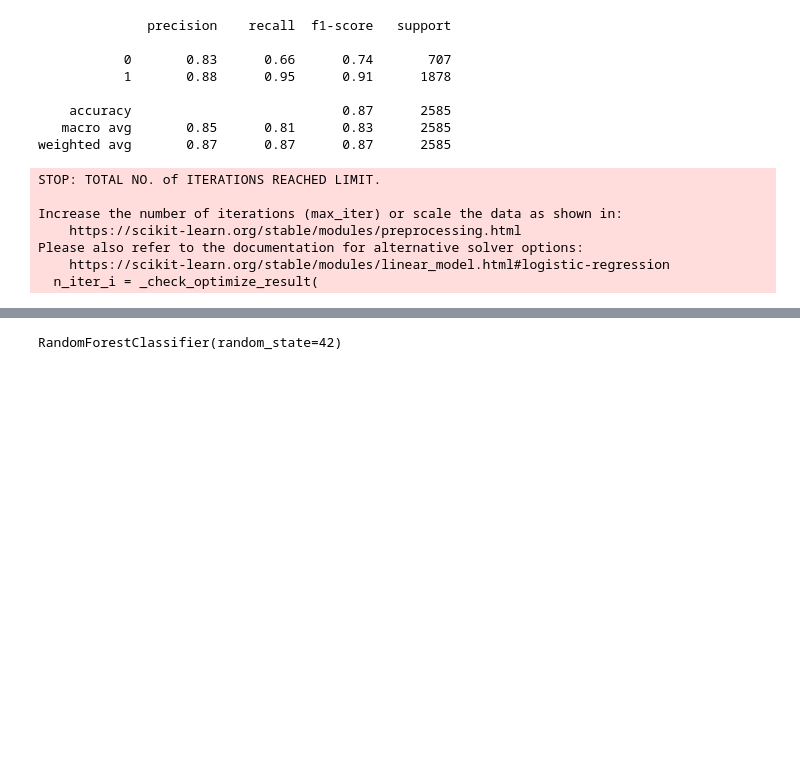
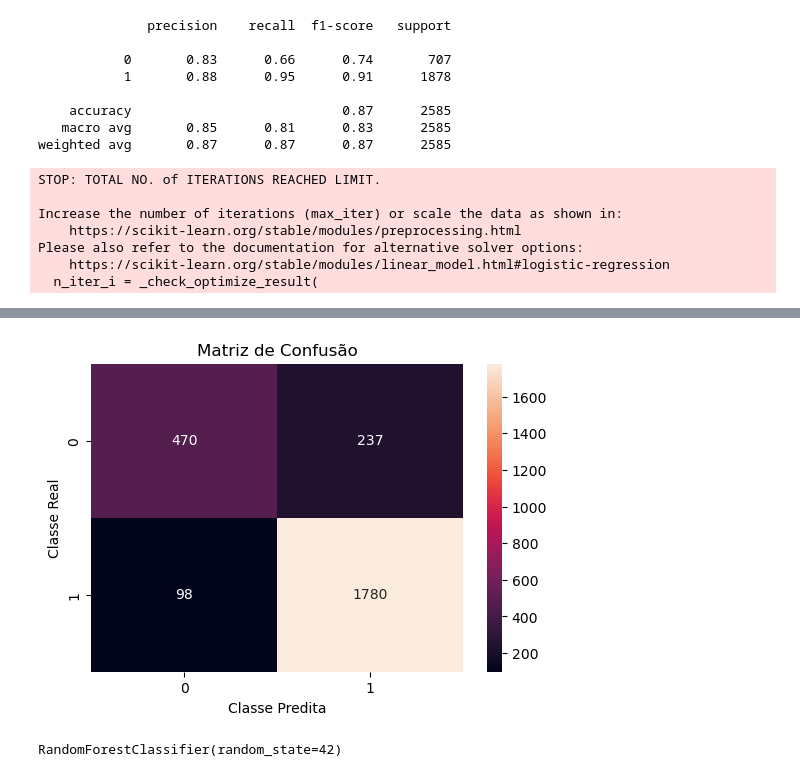
Before and after one commit to PedroMRegis/analise-dados_ijr, a Jupyter notebook: analise_R-Amaral-Office/analise-de-dados.ipynb, the cells around one changed output, grey strips where cells are left out. Drawn from its saved outputs; the diff is of its cells as text; code cells hidden in the pictures; blank space fills up the shorter version.

```diff
--- a/analise_R-Amaral-Office/analise-de-dados.ipynb
+++ b/analise_R-Amaral-Office/analise-de-dados.ipynb
@@ -549,3 +565,18 @@ Please also refer to the documentation for alternative solver options:
+# %%
+from sklearn.metrics import confusion_matrix
+
+y_pred_rf = logreg.predict(X_teste)
+
+matriz = confusion_matrix(y_teste, y_pred_rf)
+
+plt.figure(figsize=(6,4))
+sns.heatmap(matriz, annot=True, fmt='d')
+plt.title('Matriz de Confusão')
+plt.xlabel('Classe Predita')
+plt.ylabel('Classe Real')
+plt.show()
+# %% [output]
+[figure, added]
 # %%
 from sklearn.ensemble import RandomForestClassifier
 
```
Also changed, not shown: parts of 1 cell of this notebook.
